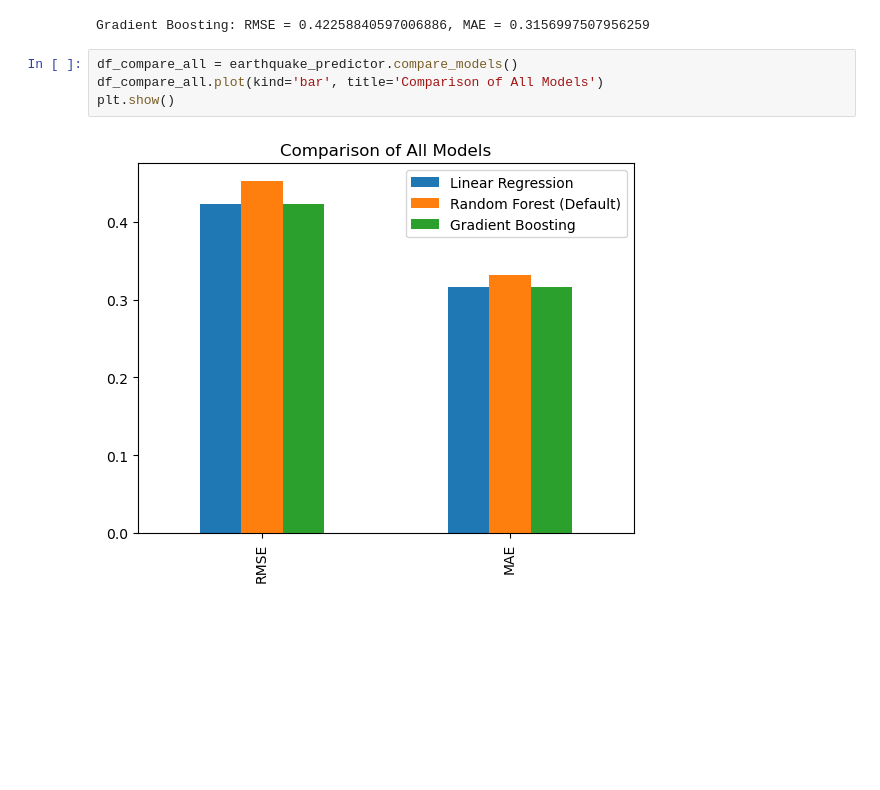
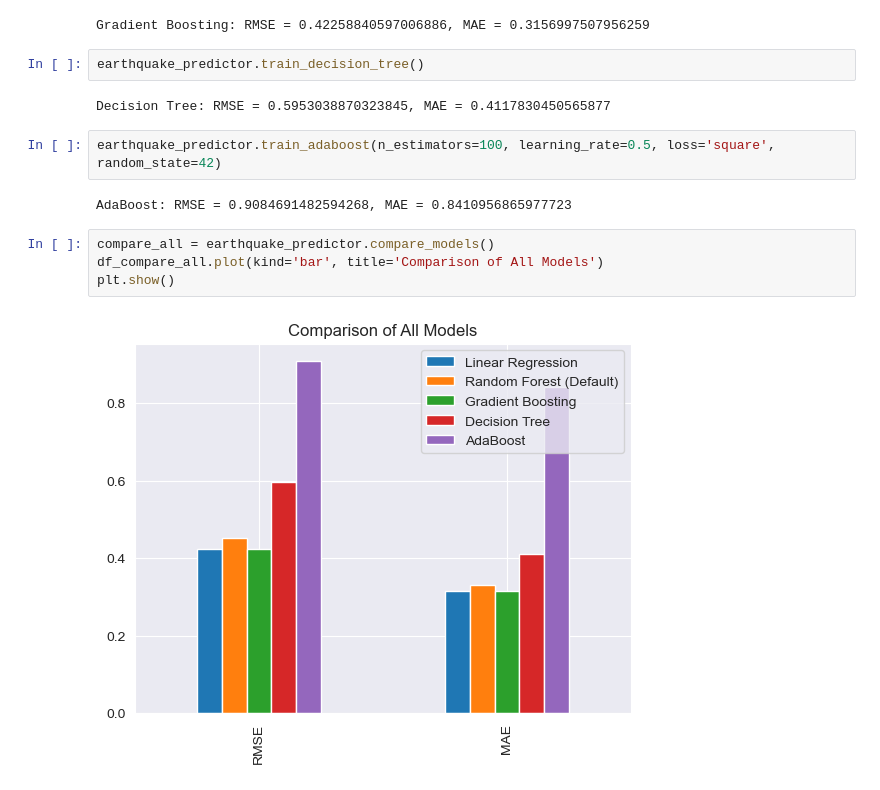
Before and after one commit to hubertmadrzejewski/uczenieMaszynoweTrzesieniaZiemii, a Jupyter notebook: Baza-trzesienie.ipynb, the cells around one changed output. Saved outputs shown, nothing was run; the diff lists cells and outputs as text; blank space fills up the shorter version.

Commit message:
Dodanie kolejnych modeli

```diff
--- a/Baza-trzesienie.ipynb
+++ b/Baza-trzesienie.ipynb
@@ -80,9 +80,17 @@ Random Forest (Adjusted): RMSE = 0.4644080994094686, MAE = 0.33894415972667097
 earthquake_predictor.train_gradient_boosting()
 # %% [output]
 Gradient Boosting: RMSE = 0.42258840597006886, MAE = 0.3156997507956259
+# %%
+earthquake_predictor.train_decision_tree()
+# %% [output]
+Decision Tree: RMSE = 0.5953038870323845, MAE = 0.4117830450565877
+# %%
+earthquake_predictor.train_adaboost(n_estimators=100, learning_rate=0.5, loss='square', random_state=42)
+# %% [output]
+AdaBoost: RMSE = 0.9084691482594268, MAE = 0.8410956865977723
 # %%
-df_compare_all = earthquake_predictor.compare_models()
+compare_all = earthquake_predictor.compare_models()
 df_compare_all.plot(kind='bar', title='Comparison of All Models')
 plt.show()
 # %% [output]
-[figure, old version]
+[figure, new version]
```
Also changed, not shown: parts of 3 cells of this notebook, 1 other file.
